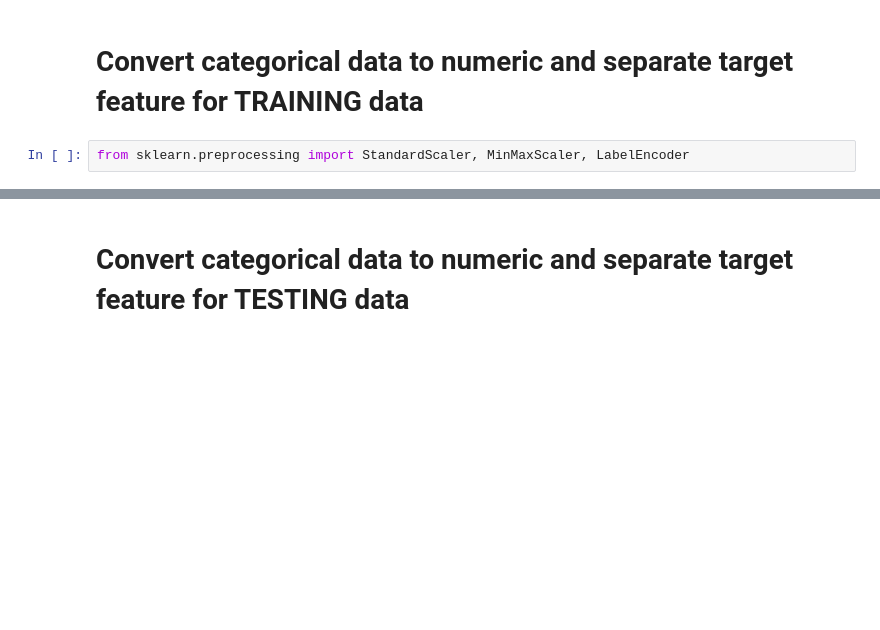
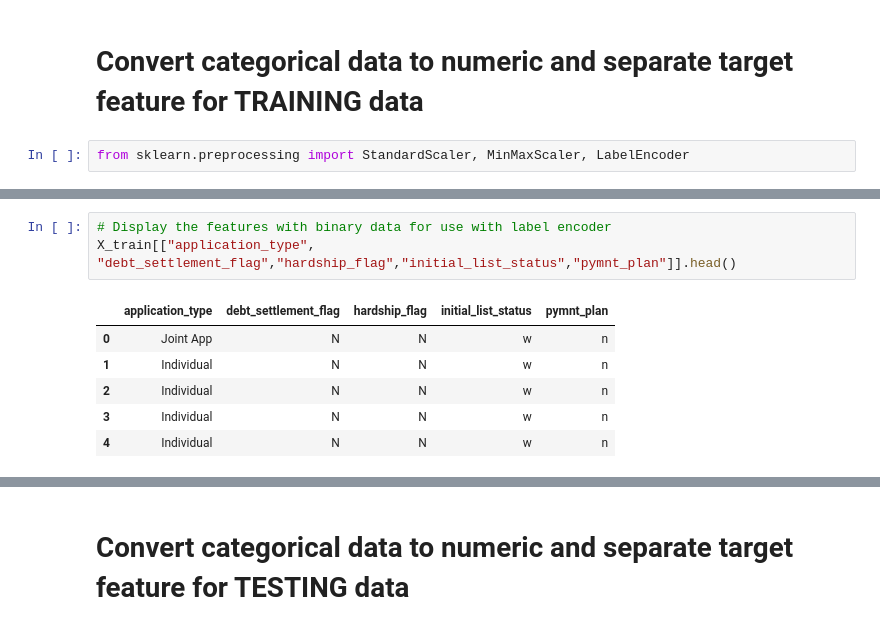
Before and after one commit to githotirado/predict-credit-risk, a Jupyter notebook: Credit Risk Evaluator.ipynb, the cells around one changed output, grey strips where cells are left out. Cells and saved outputs as stored; diff of their text form; blank space fills up the shorter version.

```diff
--- a/Credit Risk Evaluator.ipynb
+++ b/Credit Risk Evaluator.ipynb
@@ -31,0 +44,10 @@ from sklearn.preprocessing import StandardScaler, MinMaxScaler, LabelEncoder
+# %%
+# Display the features with binary data for use with label encoder
+X_train[["application_type", "debt_settlement_flag","hardship_flag","initial_list_status","pymnt_plan"]].head()
+# %% [output]
+|  | application_type | debt_settlement_flag | hardship_flag | initial_list_status | pymnt_plan |
+| 0 | Joint App | N | N | w | n |
+| 1 | Individual | N | N | w | n |
+| 2 | Individual | N | N | w | n |
+| 3 | Individual | N | N | w | n |
+| 4 | Individual | N | N | w | n |
```
Also changed, not shown: parts of 13 cells of this notebook.
